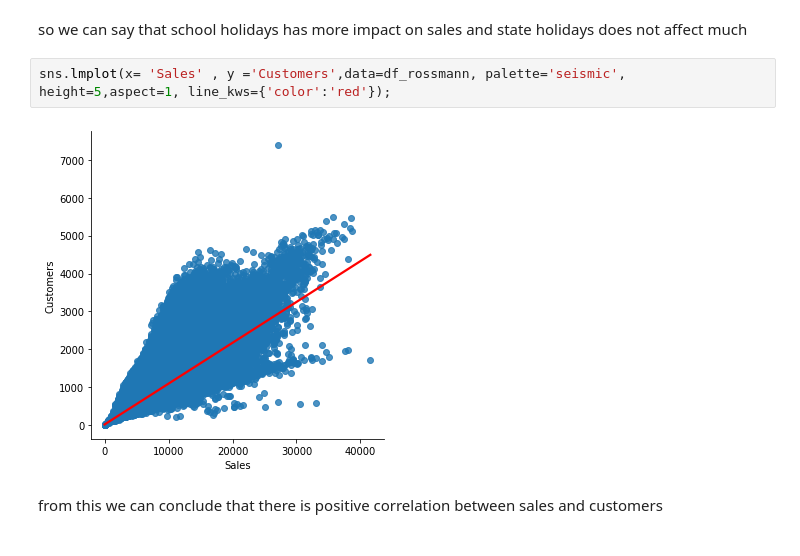
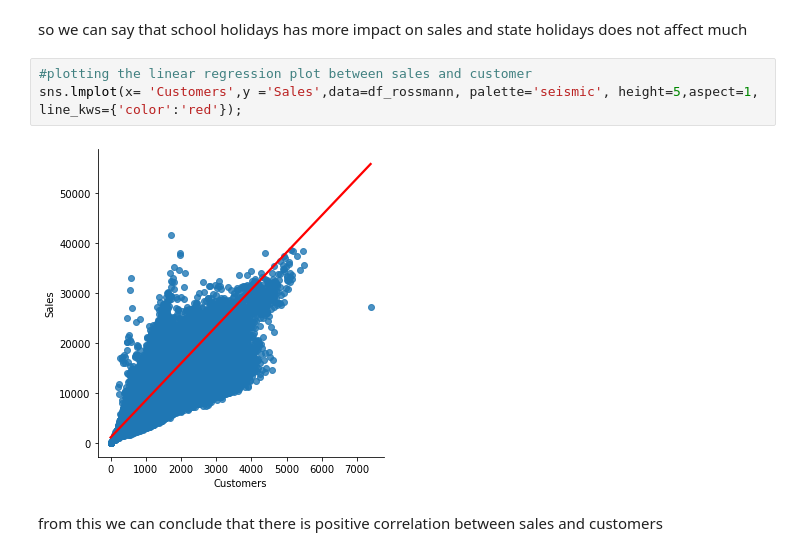
Before and after one commit to Rozigithub/Retail-Sales-Prediction, a Jupyter notebook: retail_sales_prediction.ipynb, the cells around one changed output. Cells and saved outputs as stored; diff of their text form.

```diff
--- a/retail_sales_prediction.ipynb
+++ b/retail_sales_prediction.ipynb
@@ -404,9 +317,10 @@ plt.show()
 # %% [markdown]
 so we can say that school holidays has more impact on sales and state holidays does not affect much
 # %%
-sns.lmplot(x= 'Sales' , y ='Customers',data=df_rossmann, palette='seismic', height=5,aspect=1, line_kws={'color':'red'});
+#plotting the linear regression plot between sales and customer
+sns.lmplot(x= 'Customers',y ='Sales',data=df_rossmann, palette='seismic', height=5,aspect=1, line_kws={'color':'red'});
 # %% [output]
-[figure, old version]
+[figure, new version]
 # %% [markdown]
 from this we can conclude that there is positive correlation between sales and customers
 # %% [markdown]
```
Also changed, not shown: parts of 78 cells of this notebook.
